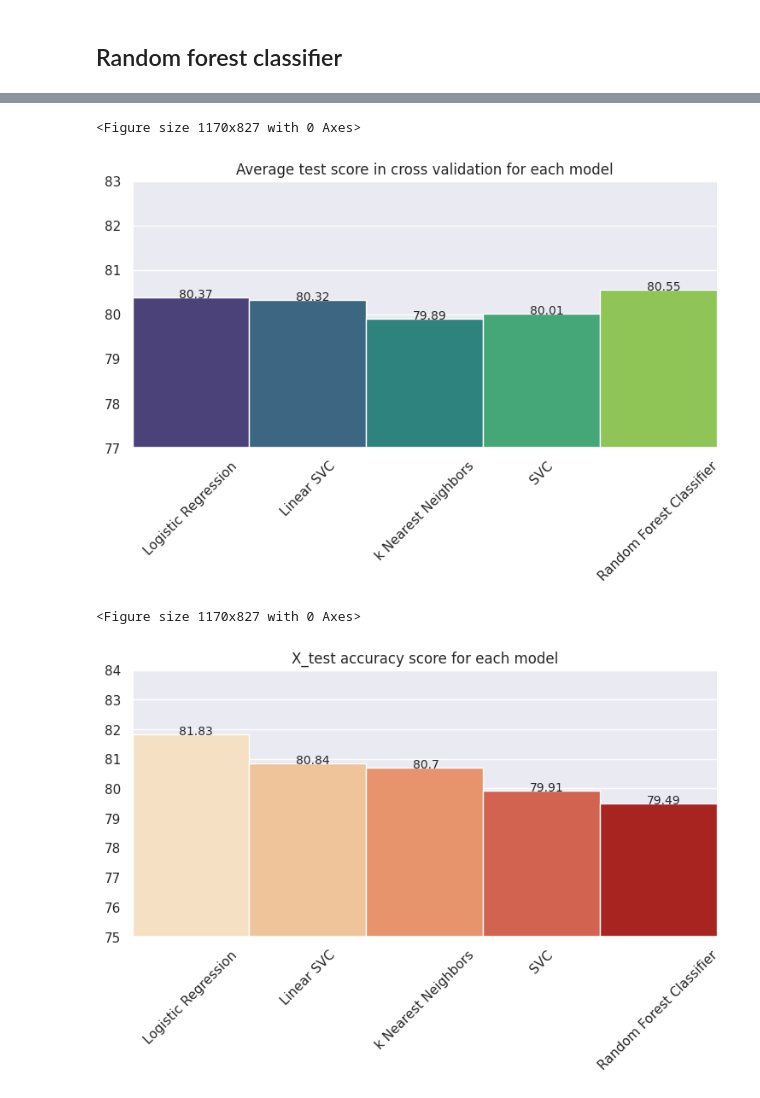
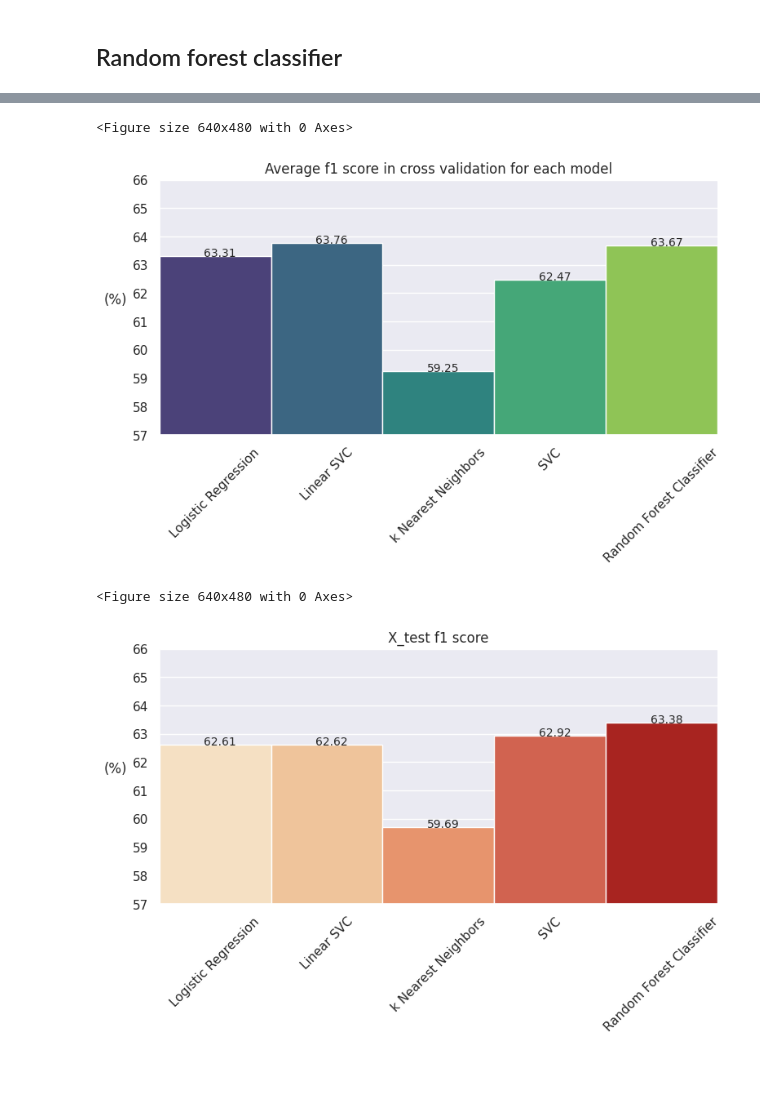
Before and after one commit to adrianciemerych/telco_customer_churn_project, a Jupyter notebook: churn_project.ipynb, the cells around one changed output, grey strips where cells are left out. Cells and saved outputs as stored; diff of their text form; code cells hidden in the pictures; blank space fills up the shorter version.

Commit message:
Change metrics to f1 score Move libraries on top Make confusion matrix

```diff
--- a/churn_project.ipynb
+++ b/churn_project.ipynb
@@ -767,8 +885,6 @@ lin_SVC_cv_results_df
 ## k Neighbors Classifier
 # %%
 # Searching the best paremeters for kNearest Neighbors classifier
-from sklearn.neighbors import KNeighborsClassifier
-
 estimator = KNeighborsClassifier()
 
 params = {
@@ -778,7 +894,7 @@ params = {
 }
 kNN_classifier = GridSearchCV(estimator = estimator,
                           param_grid = params,
-                          scoring = 'accuracy',
+                          scoring = 'f1',
                           cv = 10,
                           n_jobs = -1,
                           return_train_score = True)
@@ -862,7 +1015,7 @@ params
 # Using gridSearch finding the best one option from selected parameters
 SVC_classifier = GridSearchCV(estimator,
                               params,
-                              scoring = 'accuracy',
+                              scoring = 'f1',
                               cv = 10,
                               n_jobs = -1,
                               verbose = 1,
@@ -940,7 +1128,7 @@ params = create_improved_params(forest_cv_results_df)
 
 forest_classifier = GridSearchCV(estimator,
                                  params,
-                                 scoring = 'accuracy',
+                                 scoring = 'f1',
                                  cv = 10,
                                  n_jobs = -1,
                                  verbose = 1,
@@ -980,25 +1197,28 @@ forest_auc = roc_auc_score(y_test, forest_classifier.predict(X_test))
 models = ['Logistic Regression', 'Linear SVC', 'k Nearest Neighbors', 'SVC',
           'Random Forest Classifier']
 
-mean_test_scores = np.array([log_reg_mean_score, lin_SVC_mean_score, kNN_mean_score,
+mean_cv_scores = np.array([log_reg_mean_score, lin_SVC_mean_score, kNN_mean_score,
                     SVC_mean_score, forest_mean_score]) * 100
 
-X_test_acc_scores = np.array([log_reg_X_test_score, lin_SVC_X_test_score, kNN_X_test_score,
+X_test_f1_scores = np.array([log_reg_X_test_score, lin_SVC_X_test_score, kNN_X_test_score,
                               SVC_X_test_score, forest_X_test_score]) * 100
 
 X_test_auc_scores = np.array([log_reg_auc, lin_SVC_auc, kNN_auc, SVC_auc, forest_auc])
 
-mean_fit_times = [log_reg_cv_results_df.values[0][0],
-                  lin_SVC_cv_results_df.values[0][0],
-                  kNN_cv_results_df.values[0][0],
-                  SVC_cv_results_df.values[0][0],
-                  forest_cv_results_df.values[0][0]]
+X_test_balanced_accuracy = np.array([log_reg_balanced_accuracy, lin_SVC_balanced_accuracy,
+                              kNN_balanced_accuracy, SVC_balanced_accuracy,
+                              forest_balanced_accuracy]) * 100
+
+X_test_recall = np.array([log_reg_recall, lin_SVC_recall, kNN_recall, SVC_recall, forest_recall])
+
+fit_times = [log_reg_time, lin_SVC_time, kNN_time, SVC_time, forest_time]
 
 
 models_comparison = round(pd.DataFrame({'model' : models,
-                                        'mean_test_score' : mean_test_scores,
-                                        'X_test_accuracy_score' : X_test_acc_scores,
-                                        'mean_fit_time' : mean_fit_times}), 2)
-models_comparison['X_test_roc_auc_score'] = [round(_, 3) for _ in X_test_auc_scores]
+                                        'mean_cv_f1_score' : mean_cv_scores,
+                                        'X_test_f1_score' : X_test_f1_scores,
+                                        'X_test_balanced_accuracy' : X_test_balanced_accuracy,
+                                        'X_test_recall' : X_test_recall,
+                                        'fit_time' : fit_times}), 2)
 models_comparison
 # %% [output]
@@ -1011,34 +1231,33 @@ models_comparison
 # %%
 sns.set(font_scale = 1)
 plt.figure()
 g = sns.catplot(models_comparison,
                 x = 'model',
-                y = 'mean_test_score',
+                y = 'mean_cv_f1_score',
                 kind = 'bar',
                 height = 4,
                 aspect = 2,
                 width = 1,
                 palette = 'viridis')
 g.set_xticklabels(rotation = 45)
 for row in range(5):
   plt.text(row - 0.1,
-           models_comparison['mean_test_score'][row],
-           models_comparison['mean_test_score'][row],
+           models_comparison['mean_cv_f1_score'][row],
+           models_comparison['mean_cv_f1_score'][row],
            fontsize = 10)
-g.set(ylim = (77,83))
-plt.title('Average test score in cross validation for each model')
+g.set(ylim = (57,66))
+plt.title('Average f1 score in cross validation for each model')
 plt.xlabel('')
-plt.ylabel('')
+plt.ylabel('(%)', rotation = 0, labelpad=15)
 plt.show()
 # %% [output]
-<Figure size 1170x827 with 0 Axes>
+<Figure size 640x480 with 0 Axes>
-[figure, old version]
+[figure, new version]
 # %%
-sns.set(style = 'darkgrid')
 plt.figure()
 g = sns.catplot(models_comparison,
                 x = 'model',
-                y = 'X_test_accuracy_score',
+                y = 'X_test_f1_score',
                 kind = 'bar',
                 height = 4,
                 aspect = 2,
@@ -1047,17 +1266,17 @@ g = sns.catplot(models_comparison,
 g.set_xticklabels(rotation = 45)
 for row in range(5):
   plt.text(row - 0.1,
-           models_comparison['X_test_accuracy_score'][row],
-           models_comparison['X_test_accuracy_score'][row],
+           models_comparison['X_test_f1_score'][row],
+           models_comparison['X_test_f1_score'][row],
            fontsize = 10)
-g.set(ylim = (75,84))
-plt.title('X_test accuracy score for each model')
+g.set(ylim = (57,66))
+plt.title('X_test f1 score')
 plt.xlabel('')
-plt.ylabel('')
+plt.ylabel('(%)', rotation = 0, labelpad=15)
 plt.show()
 # %% [output]
-<Figure size 1170x827 with 0 Axes>
+<Figure size 640x480 with 0 Axes>
-[figure, old version]
+[figure, new version]
 # %%
 plt.figure()
 g = sns.catplot(models_comparison,
```
Also changed, not shown: parts of 56 cells of this notebook.
